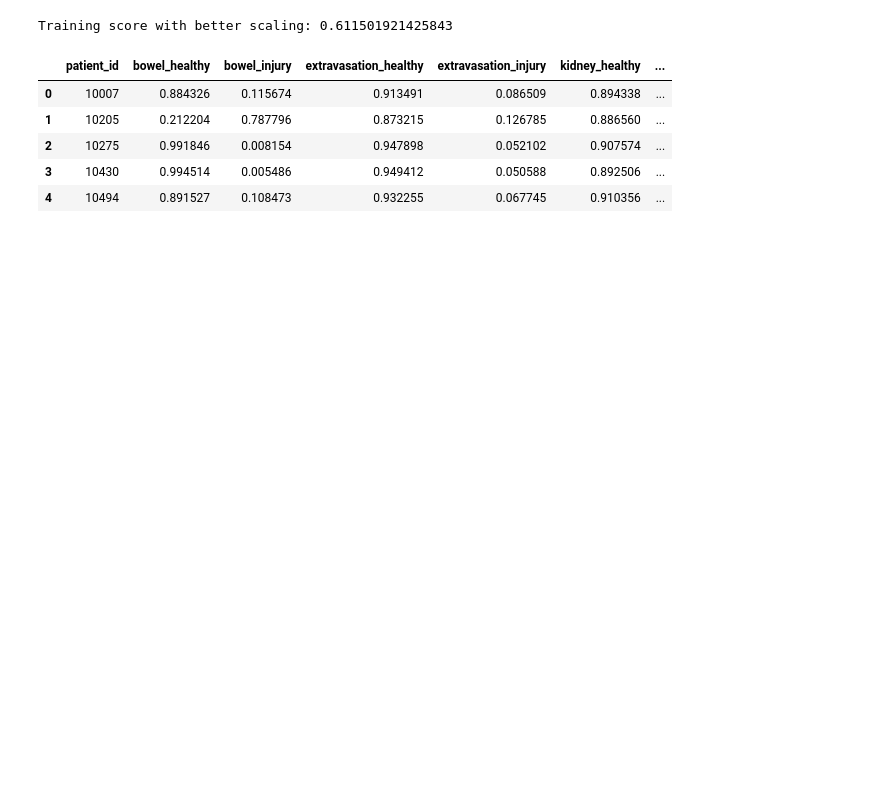
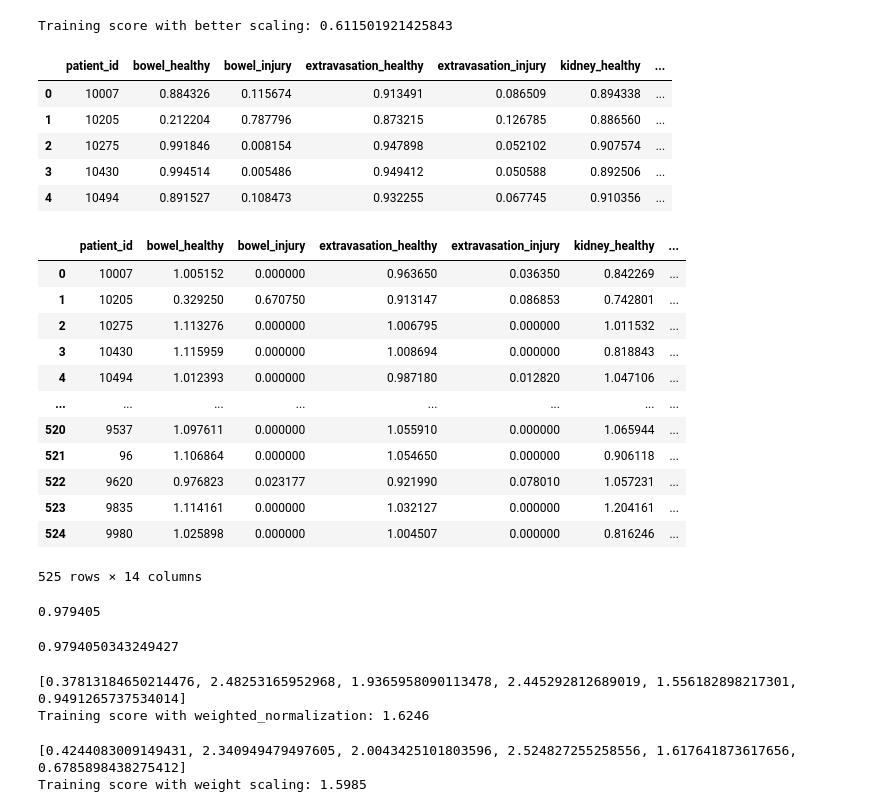
Before and after one commit to tachyon777/rsna-2023, a Jupyter notebook: notebooks/exp016.ipynb, the cells around one changed output. Cells and saved outputs as stored; diff of their text form; code cells hidden in the pictures; blank space fills up the shorter version.

```diff
--- a/notebooks/exp016.ipynb
+++ b/notebooks/exp016.ipynb
@@ -297,16 +347,74 @@ def normalization(arr: np.ndarray, mean: float)-> np.ndarray:
     arr = arr.astype(np.float32)
     arr = arr - arr.min()
     arr = arr / arr.max()
-    arr = arr * mean
+    arr_mean = arr.mean()
+    arr = arr + (mean - arr_mean)
     return arr
 
-def weighted_normalization(df_prediction: pd.DataFrame, df_train: pd.DataFrame)->pd.DataFrame:
+def weighted_normalization(df_prediction: pd.DataFrame, df_train: pd.DataFrame, clip:Optional[tuple]=None)->pd.DataFrame:
     """学習データのターゲット分布からsample weighted loglossに最適な正規化を行う."""
     # fold1~5のそれぞれのターゲットの平均を算出して、正規化をかける。
     for target in df_prediction.columns:
         if target == "patient_id":continue
         mean = df_train[target].mean()
-        df_prediction[target] = normalization(df_prediction[target].values, mean)
+        vals = normalization(df_prediction[target].values, mean)
+        if clip is not None:
+            vals = np.clip(vals, clip[0], clip[1])
+        df_prediction[target] = vals
     return df_prediction
 # %%
-submission_norm = weighted_normalization(submission, df_train)
+submission_norm = weighted_normalization(submission, df_train, clip=(0, 5))
+# %%
+submission_norm
+# %% [output]
+|  | patient_id | bowel_healthy | bowel_injury | extravasation_healthy | extravasation_injury | kidney_healthy | ... |
+| 0 | 10007 | 1.005152 | 0.000000 | 0.963650 | 0.036350 | 0.842269 | ... |
+| 1 | 10205 | 0.329250 | 0.670750 | 0.913147 | 0.086853 | 0.742801 | ... |
+| 2 | 10275 | 1.113276 | 0.000000 | 1.006795 | 0.000000 | 1.011532 | ... |
+| 3 | 10430 | 1.115959 | 0.000000 | 1.008694 | 0.000000 | 0.818843 | ... |
+| 4 | 10494 | 1.012393 | 0.000000 | 0.987180 | 0.012820 | 1.047106 | ... |
+| ... | ... | ... | ... | ... | ... | ... | ... |
+| 520 | 9537 | 1.097611 | 0.000000 | 1.055910 | 0.000000 | 1.065944 | ... |
+| 521 | 96 | 1.106864 | 0.000000 | 1.054650 | 0.000000 | 0.906118 | ... |
+| 522 | 9620 | 0.976823 | 0.023177 | 0.921990 | 0.078010 | 1.057231 | ... |
+| 523 | 9835 | 1.114161 | 0.000000 | 1.032127 | 0.000000 | 1.204161 | ... |
+| 524 | 9980 | 1.025898 | 0.000000 | 1.004507 | 0.000000 | 0.816246 | ... |
+525 rows × 14 columns
+# %%
+submission_norm["bowel_healthy"].mean()
+# %% [output]
+0.979405
+# %%
+df_train["bowel_healthy"].mean()
+# %% [output]
+0.9794050343249427
+# %%
+x = score(solution_train.copy(),submission_norm.copy(),'patient_id')
+print(f'Training score with weighted_normalization: {x:.4f}')
+# %% [output]
+[0.37813184650214476, 2.48253165952968, 1.9365958090113478, 2.445292812689019, 1.556182898217301, 0.9491265737534014]
+Training score with weighted_normalization: 1.6246
+# %%
+# Group by different sample weights
+scale_by_2 = ['bowel_injury','kidney_low','liver_low','spleen_low']
+scale_by_4 = ['kidney_high','liver_high','spleen_high']
+scale_by_6 = ['extravasation_injury']
+
+# Scale factors based on described metric
+sf_2 = 2
+sf_4 = 4
+sf_6 = 6
+
+# Reset the prediction
+y_pred = submission_norm.copy()
+
+# Scale each target
+y_pred[scale_by_2] *=sf_2
+y_pred[scale_by_4] *=sf_4
+y_pred[scale_by_6] *=sf_6
+
+x = score(solution_train.copy(),y_pred.copy(),'patient_id')
+print(f'Training score with weight scaling: {x:.4f}')
+# %% [output]
+[0.4244083009149431, 2.340949479497605, 2.0043425101803596, 2.524827255258556, 1.617641873617656, 0.6785898438275412]
+Training score with weight scaling: 1.5985
```
Also changed, not shown: parts of 4 cells of this notebook, 6 other files.
